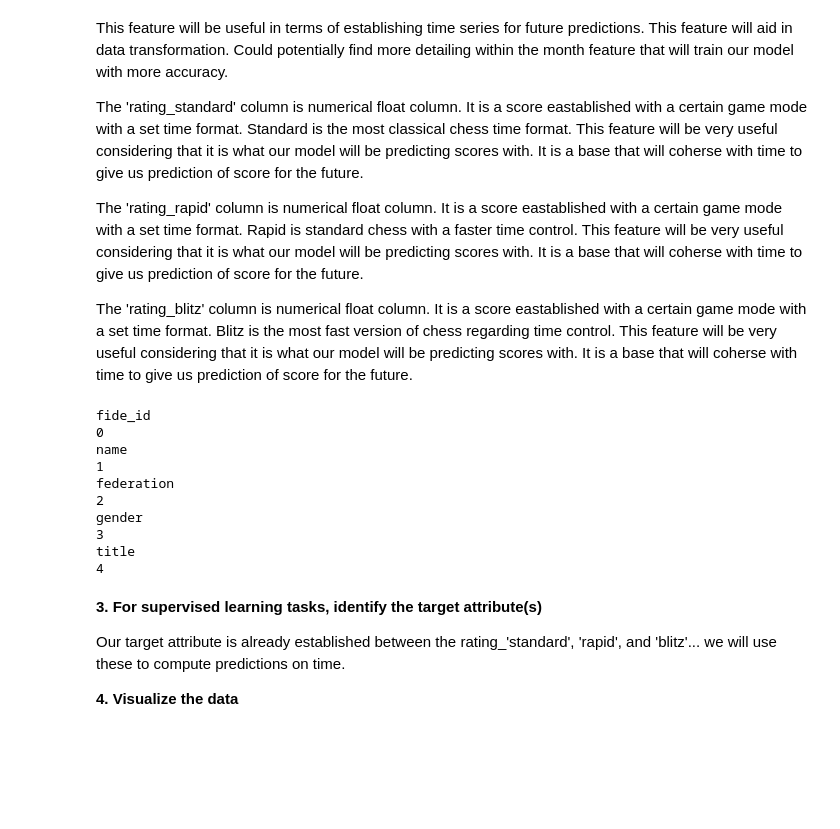
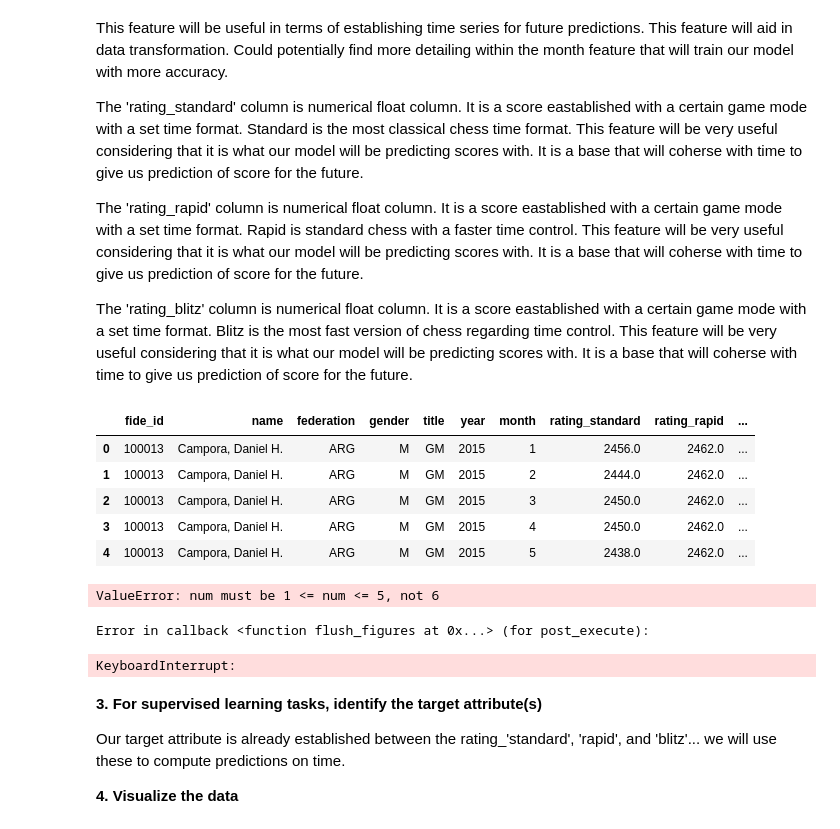
Before and after one commit to marchesem764/MLFinalProject, a Jupyter notebook: FIDE.ipynb, the cells around one changed output. Saved outputs shown, nothing was run; the diff lists cells and outputs as text; code cells hidden in the pictures; blank space fills up the shorter version.

```diff
--- a/FIDE.ipynb
+++ b/FIDE.ipynb
@@ -254,3 +254,14 @@ players = players.drop(columns='yob')
 # %%
 # Replace all NaN values in 'title' column with 'UNTITLED' value.
 players['title'] = players['title'].apply(lambda x: 'UNTITLED' if pd.isna(x) else x)
+# %%
+data = pd.merge(players, year_15, on='fide_id')
+# %%
+data.head()
+# %% [output]
+|  | fide_id | name | federation | gender | title | year | month | rating_standard | rating_rapid | ... |
+| 0 | 100013 | Campora, Daniel H. | ARG | M | GM | 2015 | 1 | 2456.0 | 2462.0 | ... |
+| 1 | 100013 | Campora, Daniel H. | ARG | M | GM | 2015 | 2 | 2444.0 | 2462.0 | ... |
+| 2 | 100013 | Campora, Daniel H. | ARG | M | GM | 2015 | 3 | 2450.0 | 2462.0 | ... |
+| 3 | 100013 | Campora, Daniel H. | ARG | M | GM | 2015 | 4 | 2450.0 | 2462.0 | ... |
+| 4 | 100013 | Campora, Daniel H. | ARG | M | GM | 2015 | 5 | 2438.0 | 2462.0 | ... |
@@ -257,22 +270,13 @@ players['title'] = players['title'].apply(lambda x: 'UNTITLED' if pd.isna(x) els
 # %%
 plt.figure(figsize=(20,50))
-for i, attr in enumerate(players.columns):
-    print(attr)
-    print(i)
-    plt.subplot(len(players.columns), 1, i+1)
-    plt.title(attr)
-    plt.hist(players[attr], bins=75)
+for i, attr in enumerate(data):
+    plt.subplot(5, 1, i+1)
+    plt.title(attrs)
+    plt.hist(data[attr], bins=75)
 # %% [output]
-fide_id
-0
-name
-1
-federation
-2
-gender
-3
-title
-4
+ValueError: num must be 1 <= num <= 5, not 6
+Error in callback <function flush_figures at 0x...> (for post_execute):
+KeyboardInterrupt:
 # %% [markdown]
 **3. For supervised learning tasks, identify the target attribute(s)**
 
```
Also changed, not shown: parts of 6 cells of this notebook.
